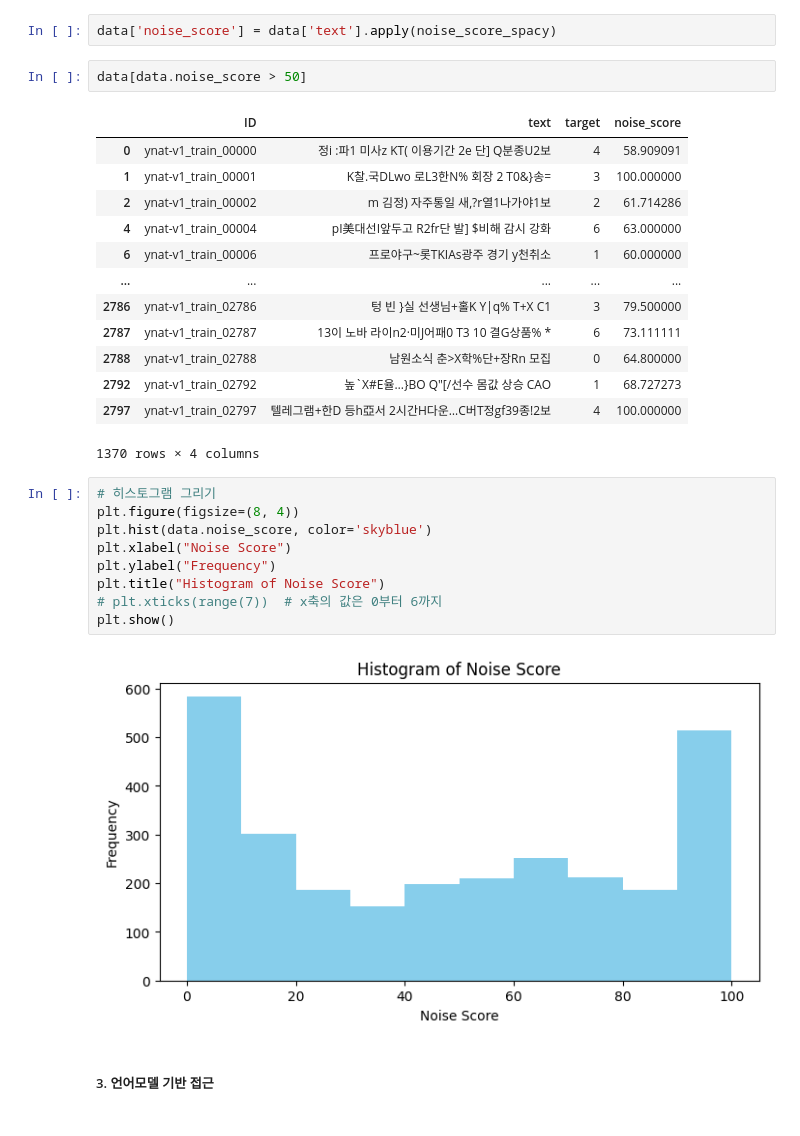
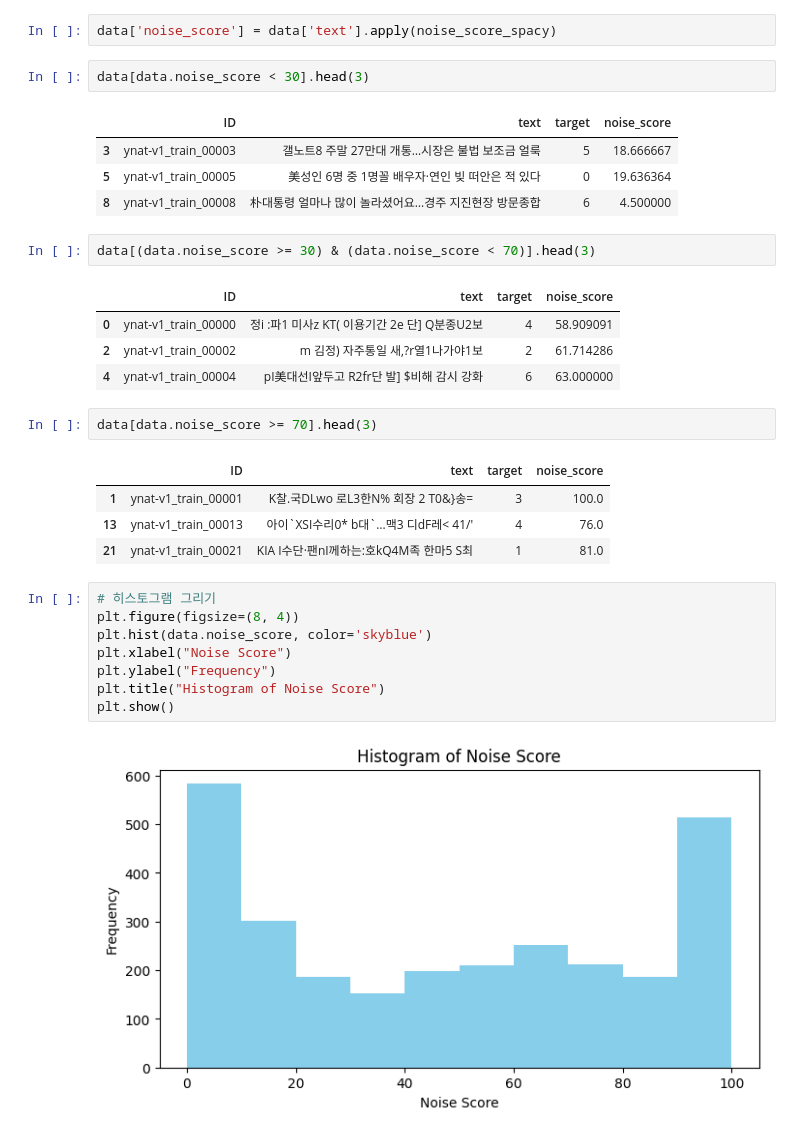
Before and after one commit to boostcampaitech7/level2-nlp-datacentric-nlp-06, a Jupyter notebook: minji/minji_eda.ipynb, the cells around one changed output. Drawn from its saved outputs; the diff is of its cells as text.

```diff
--- a/minji/minji_eda.ipynb
+++ b/minji/minji_eda.ipynb
@@ -517,21 +244,26 @@ Noise Titles Scores: [58.91, 100, 61.71, 63.0, 60.0]
 # %%
 data['noise_score'] = data['text'].apply(noise_score_spacy)
 # %%
-data[data.noise_score > 50]
+data[data.noise_score < 30].head(3)
 # %% [output]
 |  | ID | text | target | noise_score |
-| 0 | ynat-v1_train_00000 | 정i :파1 미사z KT( 이용기간 2e 단] Q분종U2보 | 4 | 58.909091 |
-| 1 | ynat-v1_train_00001 | K찰.국DLwo 로L3한N% 회장 2 T0&}송= | 3 | 100.000000 |
-| 2 | ynat-v1_train_00002 | m 김정) 자주통일 새,?r열1나가야1보 | 2 | 61.714286 |
-| 4 | ynat-v1_train_00004 | pI美대선I앞두고 R2fr단 발] $비해 감시 강화 | 6 | 63.000000 |
-| 6 | ynat-v1_train_00006 | 프로야구~롯TKIAs광주 경기 y천취소 | 1 | 60.000000 |
-| ... | ... | ... | ... | ... |
-| 2786 | ynat-v1_train_02786 | 텅 빈 }실 선생님+홀K Y|q% T+X C1 | 3 | 79.500000 |
-| 2787 | ynat-v1_train_02787 | 13이 노바 라이n2·미J어패0 T3 10 결G상품% * | 6 | 73.111111 |
-| 2788 | ynat-v1_train_02788 | 남원소식 춘>X학%단+장Rn 모집 | 0 | 64.800000 |
-| 2792 | ynat-v1_train_02792 | 높`X#E율…}BO Q"[/선수 몸값 상승 CAO | 1 | 68.727273 |
-| 2797 | ynat-v1_train_02797 | 텔레그램+한D 등h亞서 2시간H다운…C버T정gf39종!2보 | 4 | 100.000000 |
+| 3 | ynat-v1_train_00003 | 갤노트8 주말 27만대 개통…시장은 불법 보조금 얼룩 | 5 | 18.666667 |
+| 5 | ynat-v1_train_00005 | 美성인 6명 중 1명꼴 배우자·연인 빚 떠안은 적 있다 | 0 | 19.636364 |
+| 8 | ynat-v1_train_00008 | 朴대통령 얼마나 많이 놀라셨어요…경주 지진현장 방문종합 | 6 | 4.500000 |
-1370 rows × 4 columns
+# %%
+data[(data.noise_score >= 30) & (data.noise_score < 70)].head(3)
+# %% [output]
+|  | ID | text | target | noise_score |
+| 0 | ynat-v1_train_00000 | 정i :파1 미사z KT( 이용기간 2e 단] Q분종U2보 | 4 | 58.909091 |
+| 2 | ynat-v1_train_00002 | m 김정) 자주통일 새,?r열1나가야1보 | 2 | 61.714286 |
+| 4 | ynat-v1_train_00004 | pI美대선I앞두고 R2fr단 발] $비해 감시 강화 | 6 | 63.000000 |
+# %%
+data[data.noise_score >= 70].head(3)
+# %% [output]
+|  | ID | text | target | noise_score |
+| 1 | ynat-v1_train_00001 | K찰.국DLwo 로L3한N% 회장 2 T0&}송= | 3 | 100.0 |
+| 13 | ynat-v1_train_00013 | 아이`XSI수리0* b대`…맥3 디dF레< 41/' | 4 | 76.0 |
+| 21 | ynat-v1_train_00021 | KIA I수단·팬nI께하는:호kQ4M족 한마5 S최 | 1 | 81.0 |
 # %%
 # 히스토그램 그리기
 plt.figure(figsize=(8, 4))
@@ -539,9 +271,6 @@ plt.hist(data.noise_score, color='skyblue')
 plt.xlabel("Noise Score")
 plt.ylabel("Frequency")
 plt.title("Histogram of Noise Score")
-# plt.xticks(range(7))  # x축의 값은 0부터 6까지
 plt.show()
 # %% [output]
 [figure]
-# %% [markdown]
-##### 3. 언어모델 기반 접근
```
Also changed, not shown: parts of 22 cells of this notebook, 1 other file.
